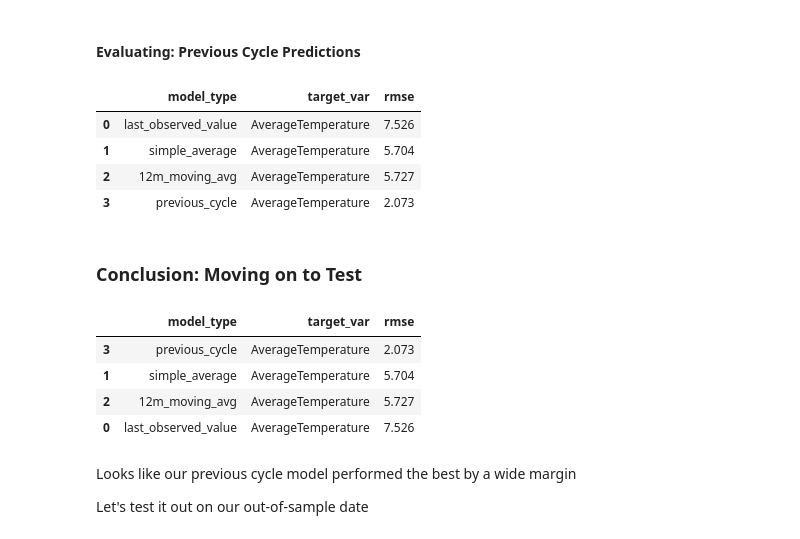
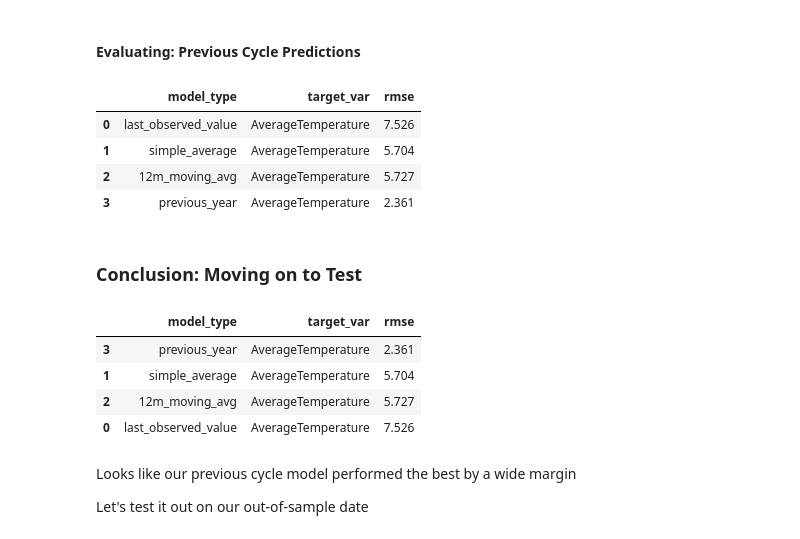
Before and after one commit to ForrestMccrosky/time-series-exercises, a Jupyter notebook: time_series_project.ipynb, the cells around one changed output. Cells and saved outputs as stored; diff of their text form; code cells hidden in the pictures.

Commit message:
added test on previous cycle (year) and final plots

```diff
--- a/time_series_project.ipynb
+++ b/time_series_project.ipynb
@@ -825,22 +838,22 @@ AverageTemperature -- RMSE: 2.073
 #### Evaluating: Previous Cycle Predictions
 # %%
 for col in train.columns:
-    eval_df = append_eval_df(model_type = 'previous_cycle',
+    eval_df = append_eval_df(model_type = 'previous_year',
                             target_var = col)
 eval_df
 # %% [output]
 |  | model_type | target_var | rmse |
 | 0 | last_observed_value | AverageTemperature | 7.526 |
 | 1 | simple_average | AverageTemperature | 5.704 |
 | 2 | 12m_moving_avg | AverageTemperature | 5.727 |
-| 3 | previous_cycle | AverageTemperature | 2.073 |
+| 3 | previous_year | AverageTemperature | 2.361 |
 # %% [markdown]
 ### Conclusion: Moving on to Test
 # %%
 eval_df.sort_values(by = 'rmse')
 # %% [output]
 |  | model_type | target_var | rmse |
-| 3 | previous_cycle | AverageTemperature | 2.073 |
+| 3 | previous_year | AverageTemperature | 2.361 |
 | 1 | simple_average | AverageTemperature | 5.704 |
 | 2 | 12m_moving_avg | AverageTemperature | 5.727 |
 | 0 | last_observed_value | AverageTemperature | 7.526 |
```
Also changed, not shown: parts of 14 cells of this notebook.
